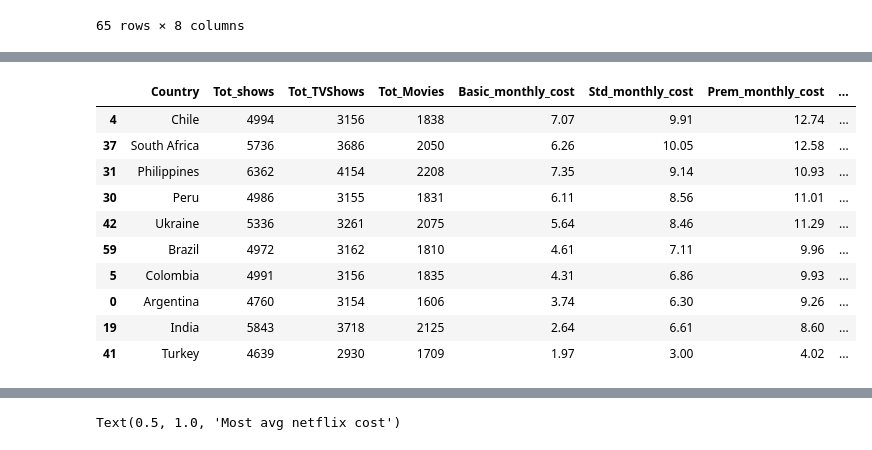
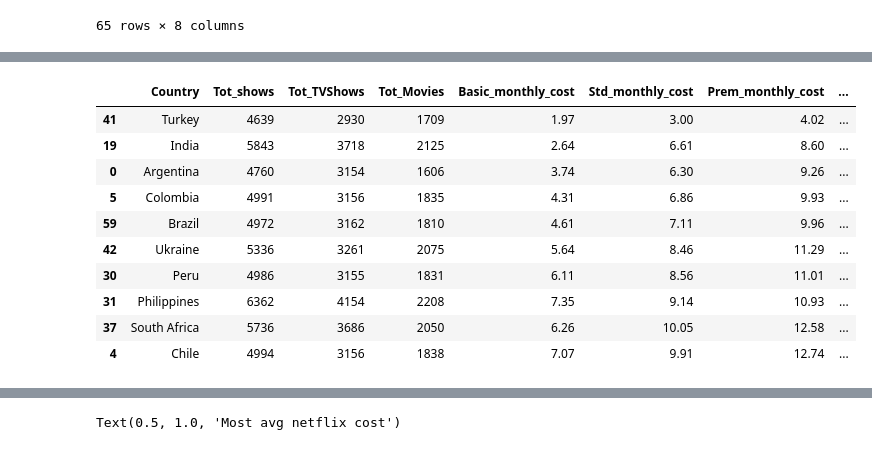
Before and after one commit to magicWiss/Netflix-Price-Analytics, a Jupyter notebook: Analytics/data_anal.ipynb, the cells around one changed output, grey strips where cells are left out. Cells and saved outputs as stored; diff of their text form; code cells hidden in the pictures.

```diff
--- a/Analytics/data_anal.ipynb
+++ b/Analytics/data_anal.ipynb
@@ -128,20 +119,20 @@ most_avg_exp
 | 35 | San Marino | 2310 | 1937 | 373 | 9.03 | 14.67 | 20.32 | ... |
 # %%
 #leastExpensive
-least_exp=nfx_price_per_cou_df.sort_values('Avg_cost',ascending=False).tail(10)
+least_exp=nfx_price_per_cou_df.sort_values('Avg_cost',ascending=True).head(10)
 least_exp
 # %% [output]
 |  | Country | Tot_shows | Tot_TVShows | Tot_Movies | Basic_monthly_cost | Std_monthly_cost | Prem_monthly_cost | ... |
+| 41 | Turkey | 4639 | 2930 | 1709 | 1.97 | 3.00 | 4.02 | ... |
+| 19 | India | 5843 | 3718 | 2125 | 2.64 | 6.61 | 8.60 | ... |
+| 0 | Argentina | 4760 | 3154 | 1606 | 3.74 | 6.30 | 9.26 | ... |
+| 5 | Colombia | 4991 | 3156 | 1835 | 4.31 | 6.86 | 9.93 | ... |
+| 59 | Brazil | 4972 | 3162 | 1810 | 4.61 | 7.11 | 9.96 | ... |
+| 42 | Ukraine | 5336 | 3261 | 2075 | 5.64 | 8.46 | 11.29 | ... |
+| 30 | Peru | 4986 | 3155 | 1831 | 6.11 | 8.56 | 11.01 | ... |
+| 31 | Philippines | 6362 | 4154 | 2208 | 7.35 | 9.14 | 10.93 | ... |
+| 37 | South Africa | 5736 | 3686 | 2050 | 6.26 | 10.05 | 12.58 | ... |
 | 4 | Chile | 4994 | 3156 | 1838 | 7.07 | 9.91 | 12.74 | ... |
-| 37 | South Africa | 5736 | 3686 | 2050 | 6.26 | 10.05 | 12.58 | ... |
-| 31 | Philippines | 6362 | 4154 | 2208 | 7.35 | 9.14 | 10.93 | ... |
-| 30 | Peru | 4986 | 3155 | 1831 | 6.11 | 8.56 | 11.01 | ... |
-| 42 | Ukraine | 5336 | 3261 | 2075 | 5.64 | 8.46 | 11.29 | ... |
-| 59 | Brazil | 4972 | 3162 | 1810 | 4.61 | 7.11 | 9.96 | ... |
-| 5 | Colombia | 4991 | 3156 | 1835 | 4.31 | 6.86 | 9.93 | ... |
-| 0 | Argentina | 4760 | 3154 | 1606 | 3.74 | 6.30 | 9.26 | ... |
-| 19 | India | 5843 | 3718 | 2125 | 2.64 | 6.61 | 8.60 | ... |
-| 41 | Turkey | 4639 | 2930 | 1709 | 1.97 | 3.00 | 4.02 | ... |
 # %%
 #view of the result
 plt.figure(figsize=(15,10))
```
Also changed, not shown: parts of 36 cells of this notebook, 4 other files.
